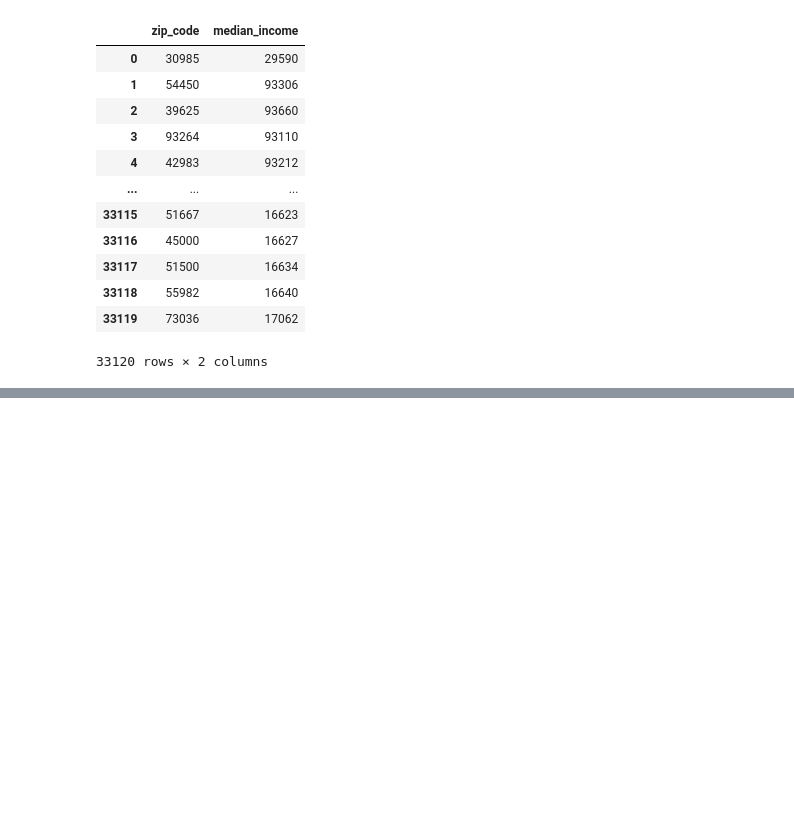
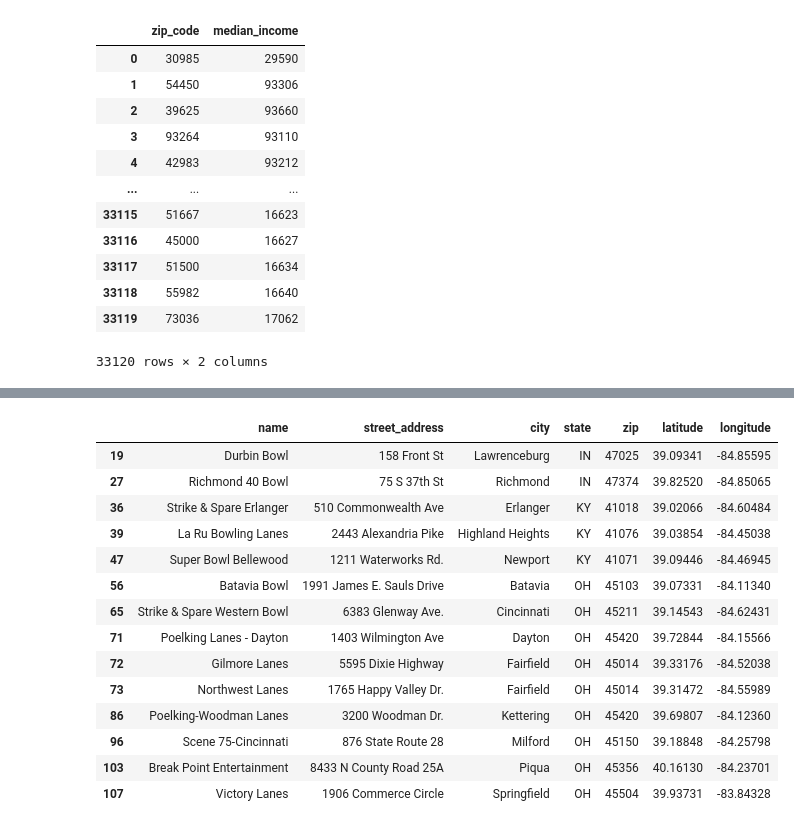
Before and after one commit to jgroeschen/Cinci-HS-Bowling-Stats, a Jupyter notebook: data_gathering/bowling_stats.ipynb, the cells around one changed output, grey strips where cells are left out. Cells and saved outputs as stored; diff of their text form; code cells hidden in the pictures; blank space fills up the shorter version.

Commit message:
Alley filtering

```diff
--- a/data_gathering/bowling_stats.ipynb
+++ b/data_gathering/bowling_stats.ipynb
@@ -480,0 +511,32 @@ df_median_income.to_csv('median_income_by_zip.csv')
+# %%
+alley_as = soup.find_all('a', {'title': re.compile('OH|KY|IN')})
+# %%
+alley_ids = []
+for i in range(len(alley_as)):
+    match = re.findall(r'id=(\d*)', str(alley_as[i]))[0]
+    alley_ids.append(match)
+# %%
+alley_rows_list = []
+for i in range(len(alley_ids)):
+    page = requests.get(f'https://www.kidsbowlfree.com/center.php?alley_id={alley_ids[i]}')
+    soup = BeautifulSoup(page.content, 'html.parser')
+    name = soup.find_all('h1')[0].text.rstrip()
+    address = soup.find_all('h4')[0].text.split('\n')
+    street = address[0]
+    rest = address[1].split(',')
+    city = rest[0].lstrip()
+    state = rest[1].lstrip()
+    zip = rest[2].lstrip()[:5]
+    try:
+        response = requests.get(f'https://nominatim.openstreetmap.org/search.php?q={street}+{city},{state}&format=jsonv2').json()
+        if len(response) >=1:
+            lat = round(float(response[0]['lat']), 5)
+            lon = round(float(response[0]['lon']), 5)
+        else:
+            lat = 0
+            lon = 0
+    except ValueError:
+        print('Decoding JSON failed')
+    row =[name, street, city, state, zip, lat, lon]
+    alley_rows_list.append(row)
+    time.sleep(15)
@@ -480,0 +545,3 @@ df_median_income.to_csv('median_income_by_zip.csv')
+# %%
+df_alleys = pd.DataFrame(alley_rows_list, columns=['name', 'street_address', 'city', 'state', 'zip', 'latitude', 'longitude'])
+df_alleys
@@ -480,0 +564,20 @@ df_median_income.to_csv('median_income_by_zip.csv')
+# %%
+df_alleys = df_alleys.loc[~((df_alleys['latitude'] == 0) | (df_alleys['latitude'] < 39) | (df_alleys['latitude'] > 40.2) | (df_alleys['longitude'] < -85.1) | (df_alleys['longitude'] > -83.5))]
+df_alleys.drop_duplicates(inplace=True)
+df_alleys
+# %% [output]
+|  | name | street_address | city | state | zip | latitude | longitude |
+| 19 | Durbin Bowl | 158 Front St | Lawrenceburg | IN | 47025 | 39.09341 | -84.85595 |
+| 27 | Richmond 40 Bowl | 75 S 37th St | Richmond | IN | 47374 | 39.82520 | -84.85065 |
+| 36 | Strike & Spare Erlanger | 510 Commonwealth Ave | Erlanger | KY | 41018 | 39.02066 | -84.60484 |
+| 39 | La Ru Bowling Lanes | 2443 Alexandria Pike | Highland Heights | KY | 41076 | 39.03854 | -84.45038 |
+| 47 | Super Bowl Bellewood | 1211 Waterworks Rd. | Newport | KY | 41071 | 39.09446 | -84.46945 |
+| 56 | Batavia Bowl | 1991 James E. Sauls Drive | Batavia | OH | 45103 | 39.07331 | -84.11340 |
+| 65 | Strike & Spare Western Bowl | 6383 Glenway Ave. | Cincinnati | OH | 45211 | 39.14543 | -84.62431 |
+| 71 | Poelking Lanes - Dayton | 1403 Wilmington Ave | Dayton | OH | 45420 | 39.72844 | -84.15566 |
+| 72 | Gilmore Lanes | 5595 Dixie Highway | Fairfield | OH | 45014 | 39.33176 | -84.52038 |
+| 73 | Northwest Lanes | 1765 Happy Valley Dr. | Fairfield | OH | 45014 | 39.31472 | -84.55989 |
+| 86 | Poelking-Woodman Lanes | 3200 Woodman Dr. | Kettering | OH | 45420 | 39.69807 | -84.12360 |
+| 96 | Scene 75-Cincinnati | 876 State Route 28 | Milford | OH | 45150 | 39.18848 | -84.25798 |
+| 103 | Break Point Entertainment | 8433 N County Road 25A | Piqua | OH | 45356 | 40.16130 | -84.23701 |
+| 107 | Victory Lanes | 1906 Commerce Circle | Springfield | OH | 45504 | 39.93731 | -83.84328 |
```
Also changed, not shown: parts of 12 cells of this notebook.
